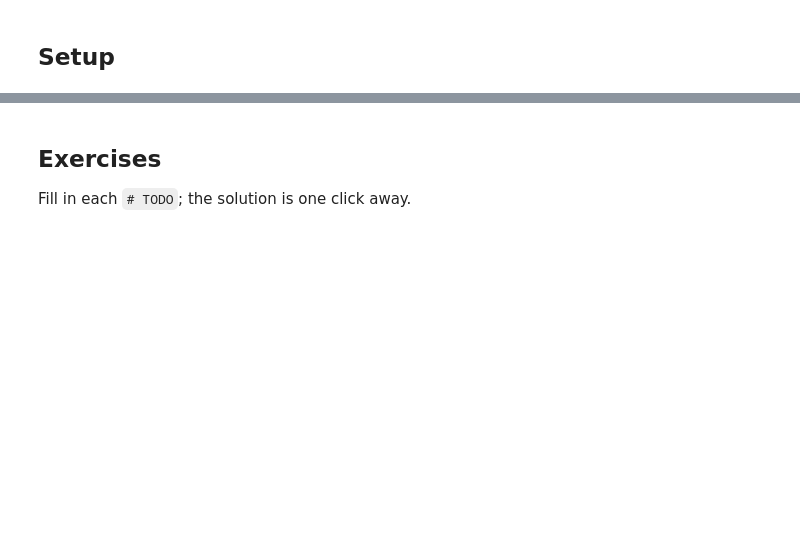
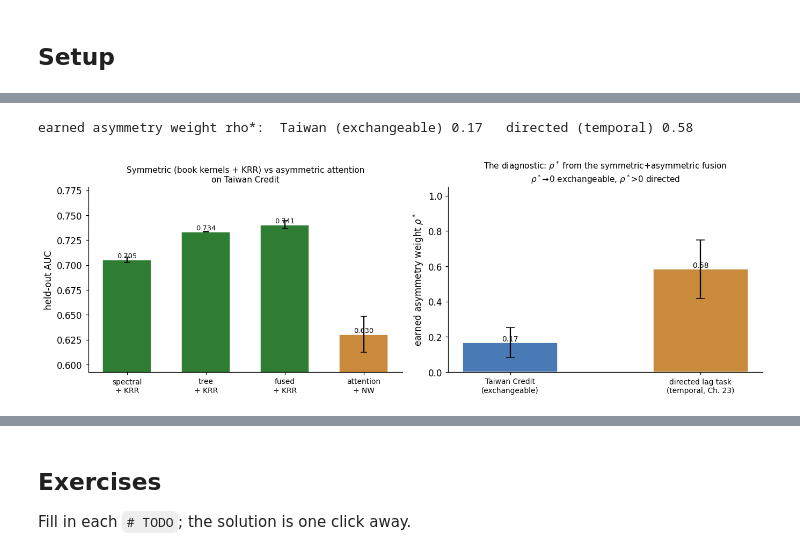
Before and after one commit to asudjianto-xml/Learned-Kernel, a Jupyter notebook: notebooks/ch11_symmetry_suffices.ipynb, the cells around one changed output, grey strips where cells are left out. Cells and saved outputs as stored; diff of their text form; code cells hidden in the pictures; blank space fills up the shorter version.

```diff
--- a/notebooks/ch11_symmetry_suffices.ipynb
+++ b/notebooks/ch11_symmetry_suffices.ipynb
@@ -101,0 +101,11 @@ at the query's own position) cannot do.
+# %%
+fu = ch11.run_fusion_diagnostic(seeds=range(3))
+print(f"earned asymmetry weight rho*:  Taiwan (exchangeable) {fu['taiwan_rho'].mean():.2f}"
+      f"   directed (temporal) {fu['directed_rho'].mean():.2f}")
+# %% [output]
+earned asymmetry weight rho*:  Taiwan (exchangeable) 0.17   directed (temporal) 0.58
+# %%
+ch11.make_kernels_figure({"real": real, "fusion": fu})
+plt.show()
+# %% [output]
+[figure, added]
```
Also changed, not shown: parts of 34 cells of this notebook, 5 other files.
